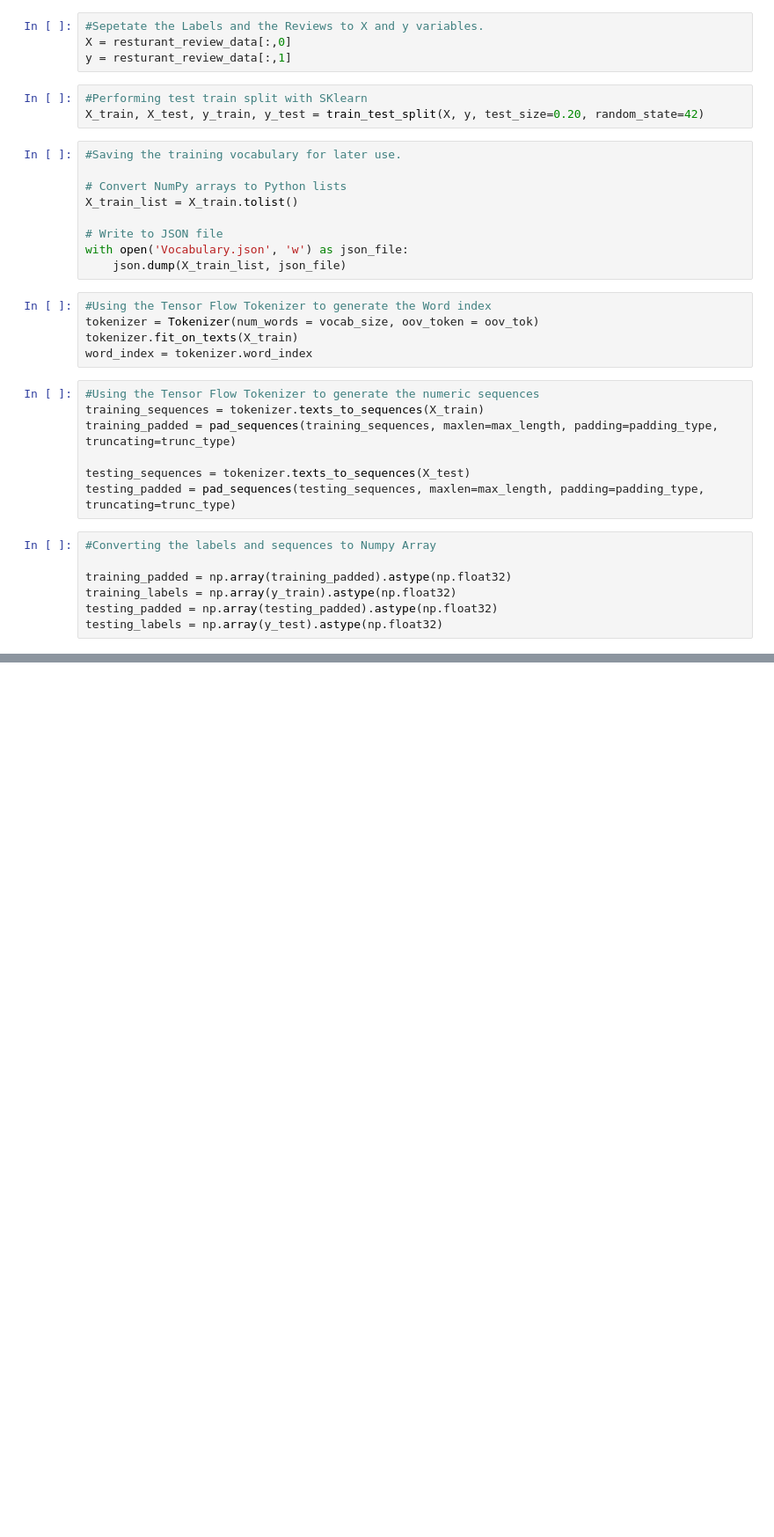
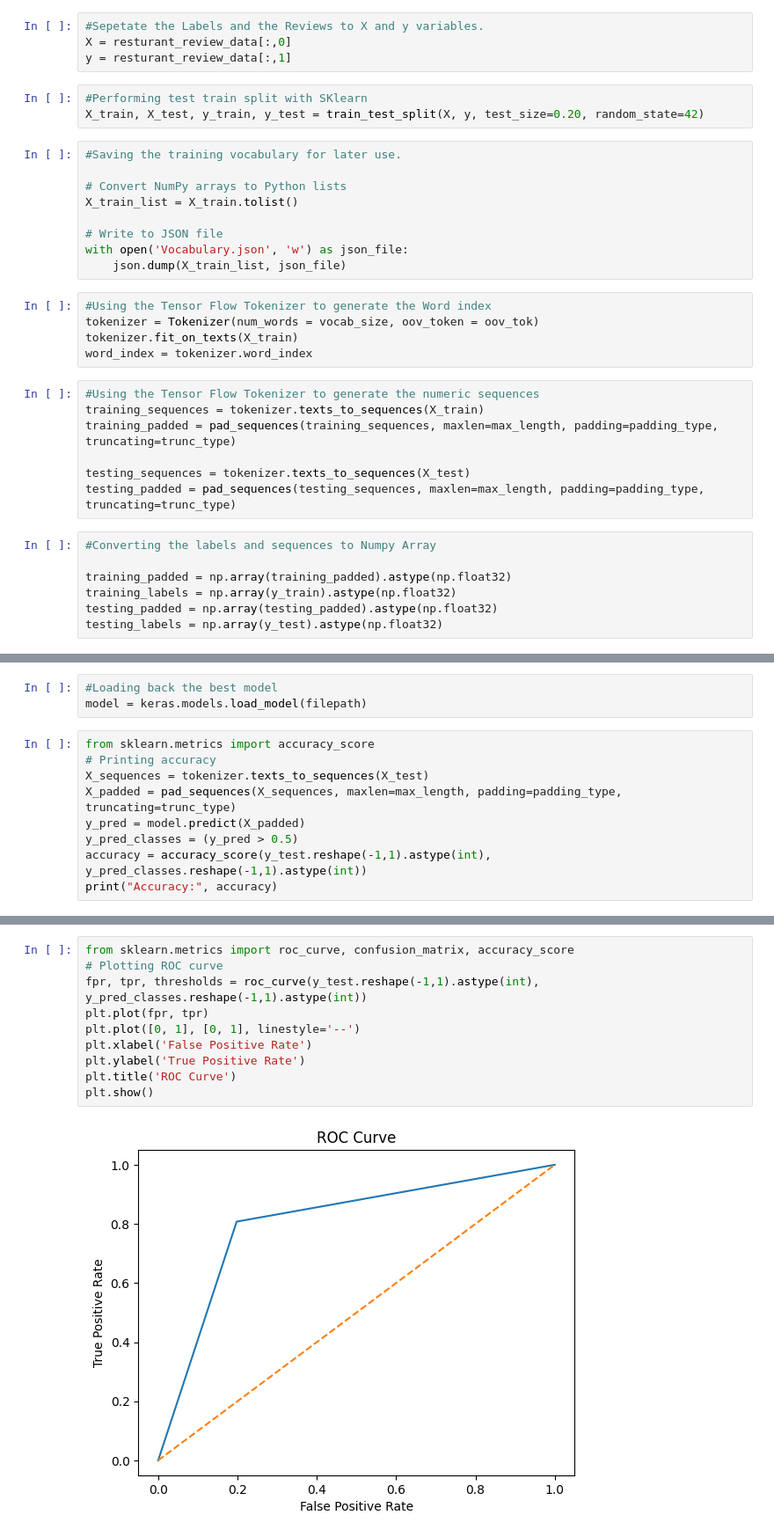
Before and after one commit to K-Senthil-Shunmugam/Opinion-Optics, a Jupyter notebook: Model_Training.ipynb, the cells around one changed output, grey strips where cells are left out. Shown at 88% size. Cells and saved outputs as stored; diff of their text form; blank space fills up the shorter version.

```diff
--- a/Model_Training.ipynb
+++ b/Model_Training.ipynb
@@ -158,0 +162,12 @@ plot_graphs(history, "loss")
+# %%
+#Loading back the best model
+model = keras.models.load_model(filepath)
+# %%
+from sklearn.metrics import accuracy_score
+# Printing accuracy
+X_sequences = tokenizer.texts_to_sequences(X_test)
+X_padded = pad_sequences(X_sequences, maxlen=max_length, padding=padding_type, truncating=trunc_type)
+y_pred = model.predict(X_padded)
+y_pred_classes = (y_pred > 0.5)
+accuracy = accuracy_score(y_test.reshape(-1,1).astype(int), y_pred_classes.reshape(-1,1).astype(int))
+print("Accuracy:", accuracy)
@@ -158,0 +177,12 @@ plot_graphs(history, "loss")
+# %%
+from sklearn.metrics import roc_curve, confusion_matrix, accuracy_score
+# Plotting ROC curve
+fpr, tpr, thresholds = roc_curve(y_test.reshape(-1,1).astype(int), y_pred_classes.reshape(-1,1).astype(int))
+plt.plot(fpr, tpr)
+plt.plot([0, 1], [0, 1], linestyle='--')
+plt.xlabel('False Positive Rate')
+plt.ylabel('True Positive Rate')
+plt.title('ROC Curve')
+plt.show()
+# %% [output]
+[figure, added]
```
Also changed, not shown: parts of 11 cells of this notebook, 1 other file.
